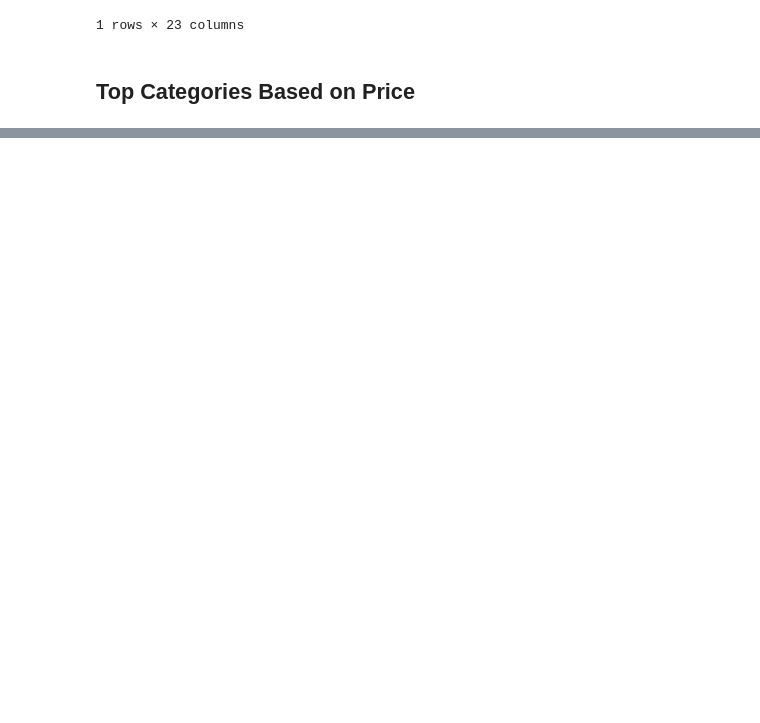
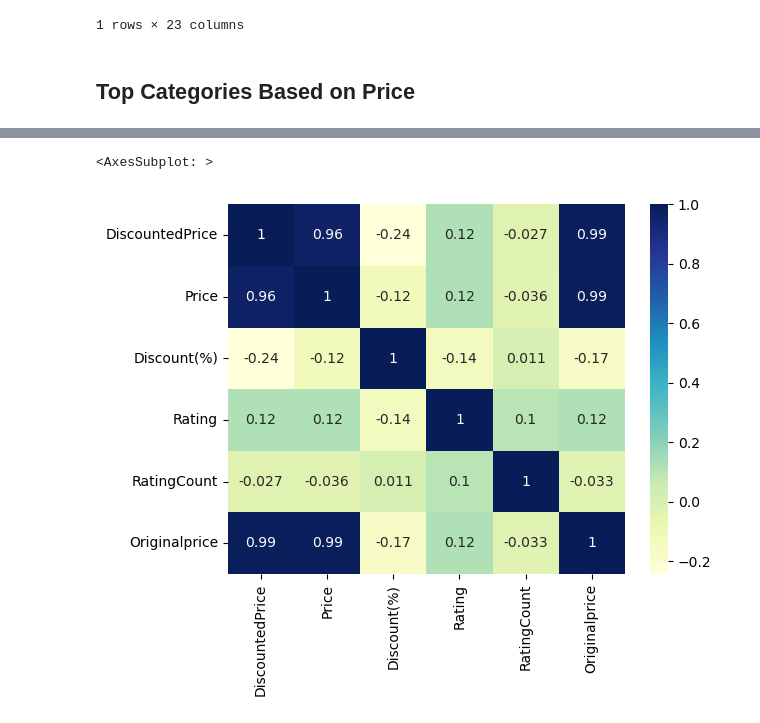
Before and after one commit to danielkimutai/Amazon--recommender-system, a Jupyter notebook: index.ipynb, the cells around one changed output, grey strips where cells are left out. Drawn from its saved outputs; the diff is of its cells as text; code cells hidden in the pictures; blank space fills up the shorter version.

```diff
--- a/index.ipynb
+++ b/index.ipynb
@@ -502,0 +535,3 @@ df_sorted = df.sort_values("Price", ascending=False)
+# %%
+sns.heatmap(df1.corr(), cmap="YlGnBu", annot=True)
+# %% [output]
@@ -502,0 +539,2 @@ df_sorted = df.sort_values("Price", ascending=False)
+<AxesSubplot: >
+[figure, added]
```
Also changed, not shown: parts of 20 cells of this notebook.
